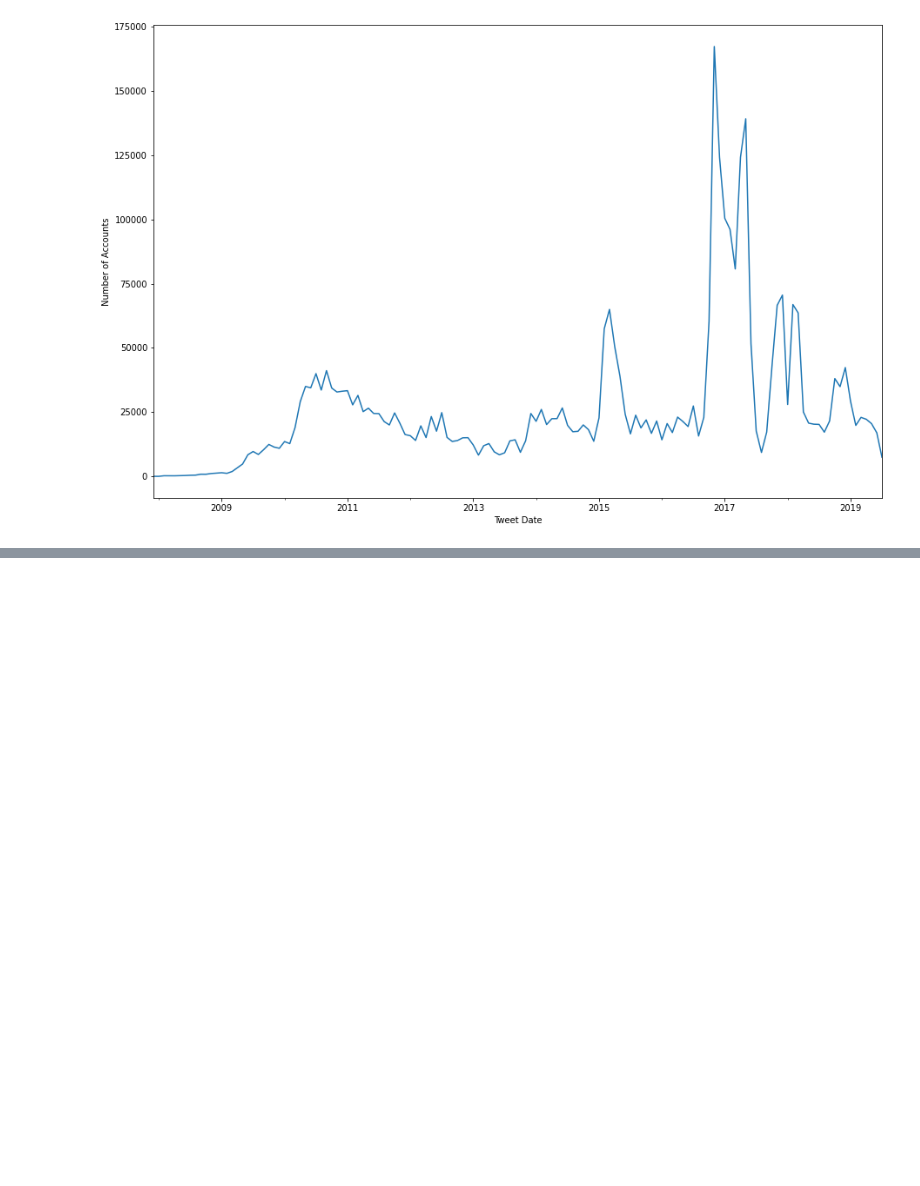
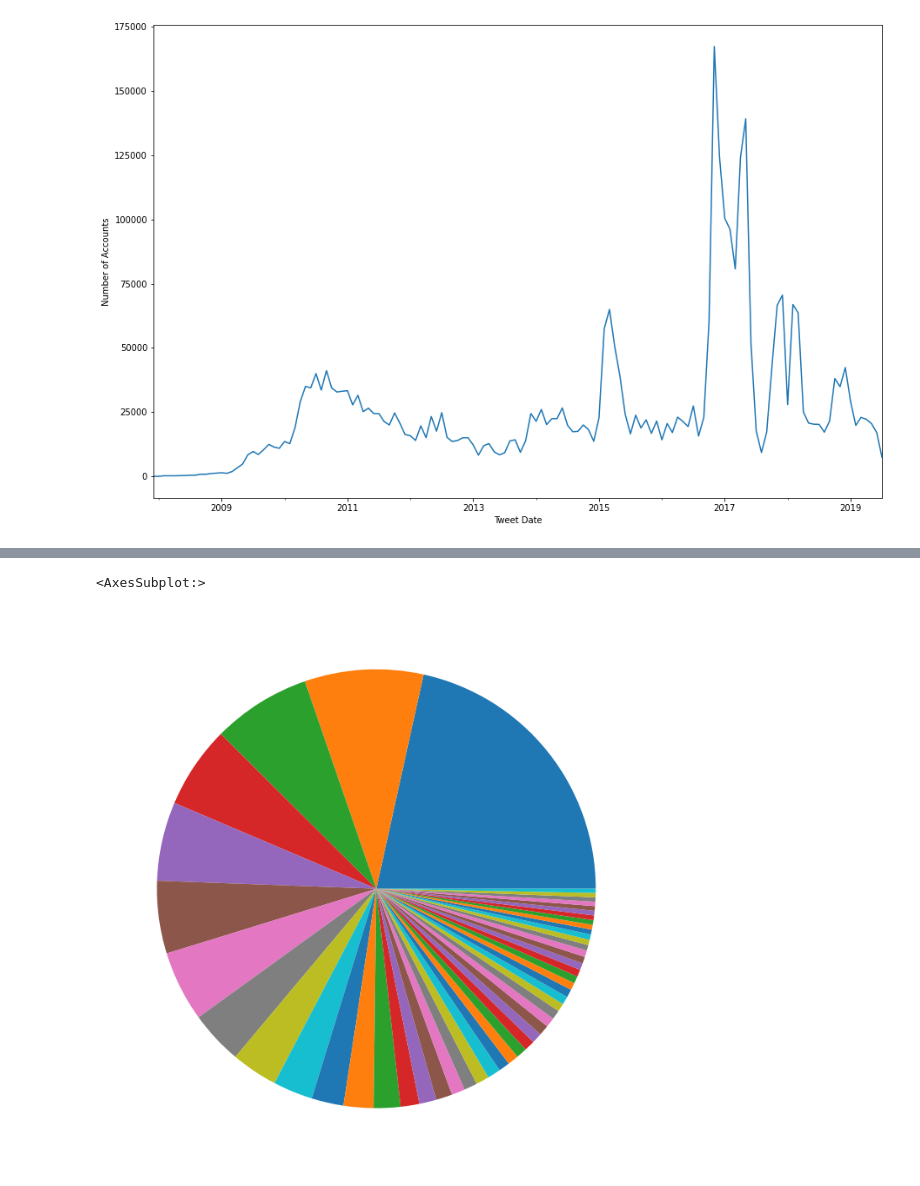
Before and after one commit to jansendotsh/py-twitter-china, a Jupyter notebook: tweets.ipynb, the cells around one changed output, grey strips where cells are left out. Saved outputs shown, nothing was run; the diff lists cells and outputs as text; code cells hidden in the pictures; blank space fills up the shorter version.

```diff
--- a/tweets.ipynb
+++ b/tweets.ipynb
@@ -78,0 +105,13 @@ plt.show()
+# %%
+import numpy as np
+import pandas as pd
+import matplotlib.pyplot as plt
+
+df = pd.read_csv("tweets.csv", sep=",")
+dg = df.reset_index()['userid'].value_counts(sort=True)
+dg.head(50).plot.pie(xlabel='', ylabel='', labels=['','','','','','','','','','','','','','','','','','','','','','','','','','','','','','','','','','','','','','','','','','','','','','','','','',''],figsize=(12,12))
+
+# dg = df.reset_index()['tweet_time'].value_counts().groupby(pd.Grouper(freq='M')).sum()
+# %% [output]
+<AxesSubplot:>
+[figure, added]
```
Also changed, not shown: parts of 1 cell of this notebook, 1 other file.
